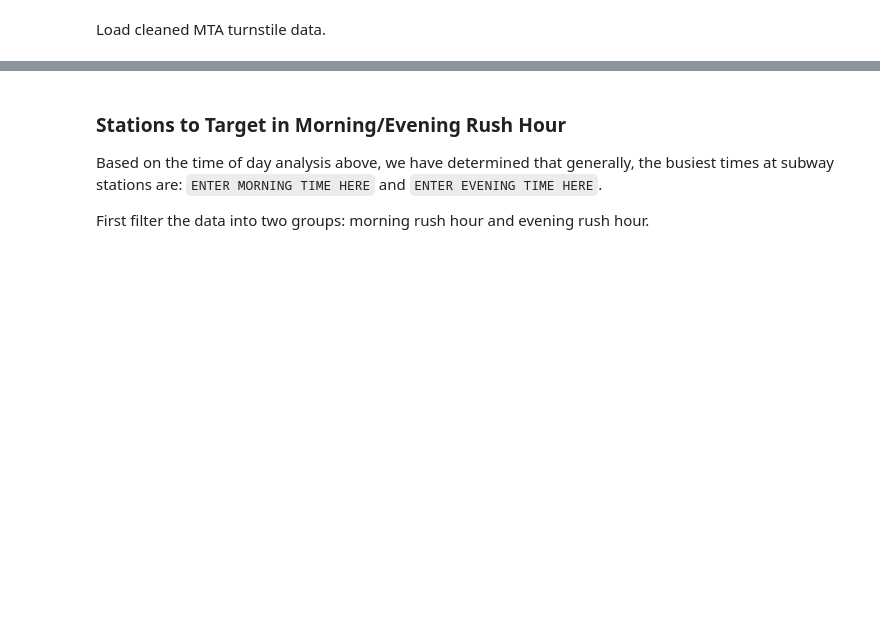
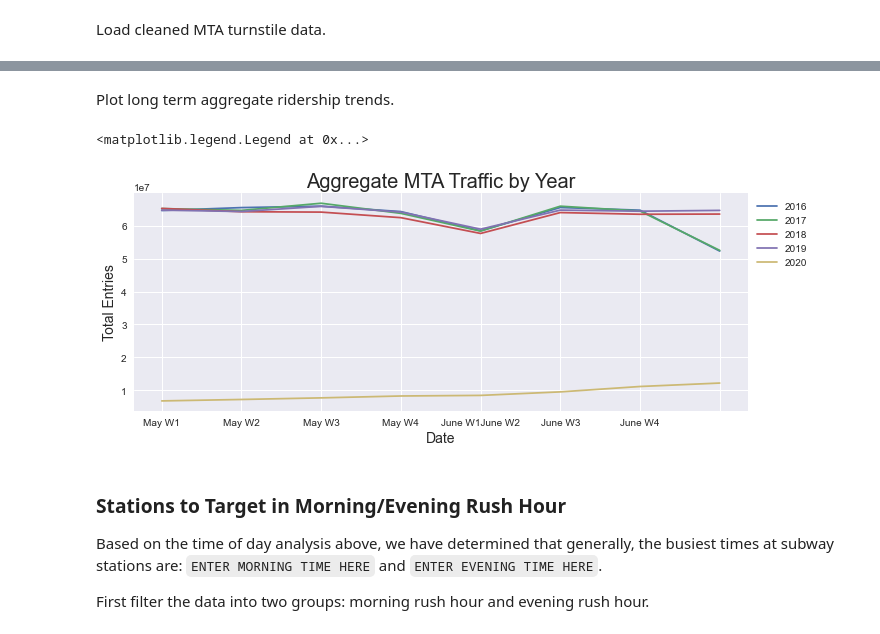
Before and after one commit to stephenjkaplan/metis-project1-mta, a Jupyter notebook: Data Analysis & Visualization.ipynb, the cells around one changed output, grey strips where cells are left out. Drawn from its saved outputs; the diff is of its cells as text; code cells hidden in the pictures; blank space fills up the shorter version.

```diff
--- a/Data Analysis & Visualization.ipynb
+++ b/Data Analysis & Visualization.ipynb
@@ -22,0 +25,3 @@ df_mta.head()
+# %%
+df_mta['TOTAL_TRAFFIC'] = df_mta['HOURLY_ENTRIES'] + df_mta['HOURLY_EXITS']
+df_mta.head()
@@ -23,3 +40,21 @@ df_mta.head()
+# %%
+df_mta['WEEK'] = df_mta['DATETIME'].dt.weekofyear
+df_grouped_by_year = df_mta.groupby(['WEEK','YEAR']).TOTAL_TRAFFIC.sum()
+df_grouped_by_year = df_grouped_by_year.unstack(level=-1)
+df_grouped_by_year = df_grouped_by_year.drop([17, 26])
+# %% [markdown]
+Plot long term aggregate ridership trends.
+# %%
+df_grouped_by_year.plot(figsize=(11,4))
+plt.title("Aggregate MTA Traffic by Year", fontsize=20)
+plt.ylabel('Total Entries', fontsize=14)
+plt.xticks(ticks=range(18, 26), labels=['May W1', 'May W2', 'May W3', 'May W4', 'June W1'
+                                           'June W2', 'June W3', 'June W4'])
+plt.xlabel('Date', fontsize=14)
+plt.legend(bbox_to_anchor=(1, 1), loc=2)
+# %% [output]
+<matplotlib.legend.Legend at 0x...>
+[figure, added]
 # %% [markdown]
 ### Stations to Target in Morning/Evening Rush Hour
 Based on the time of day analysis above, we have determined that generally, the busiest times at subway stations are:
```
Also changed, not shown: parts of 4 cells of this notebook, 3 other files.
